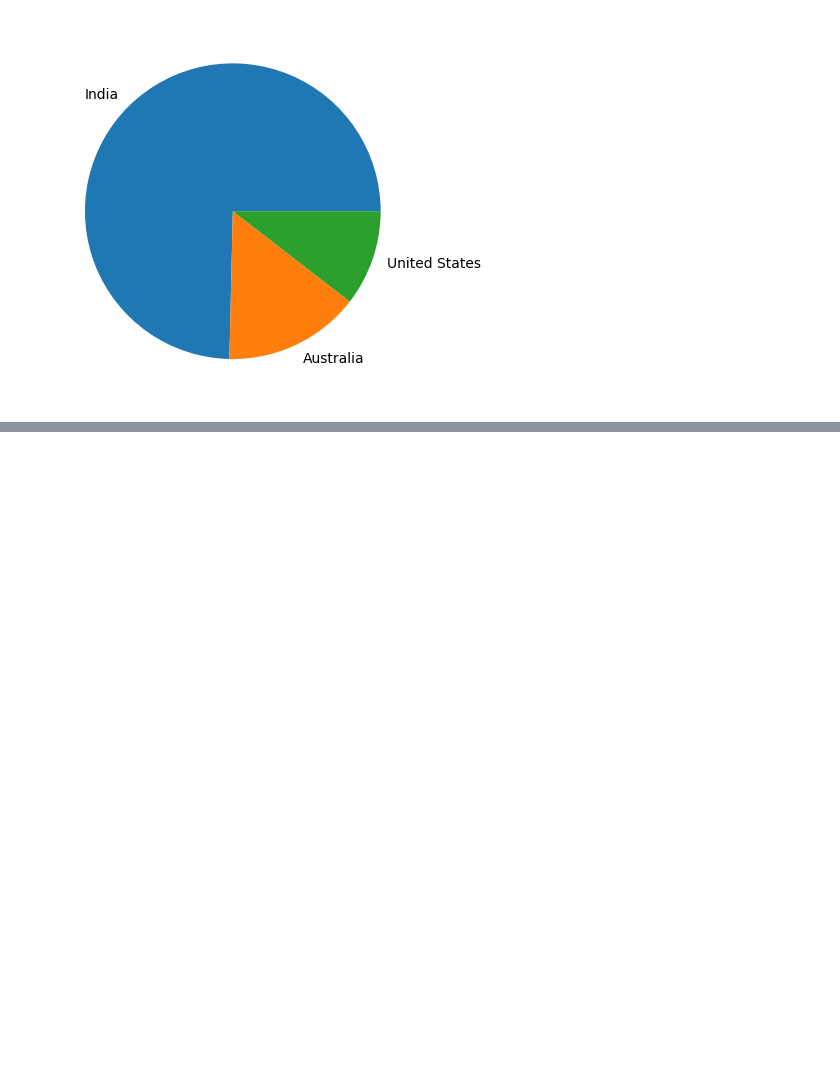
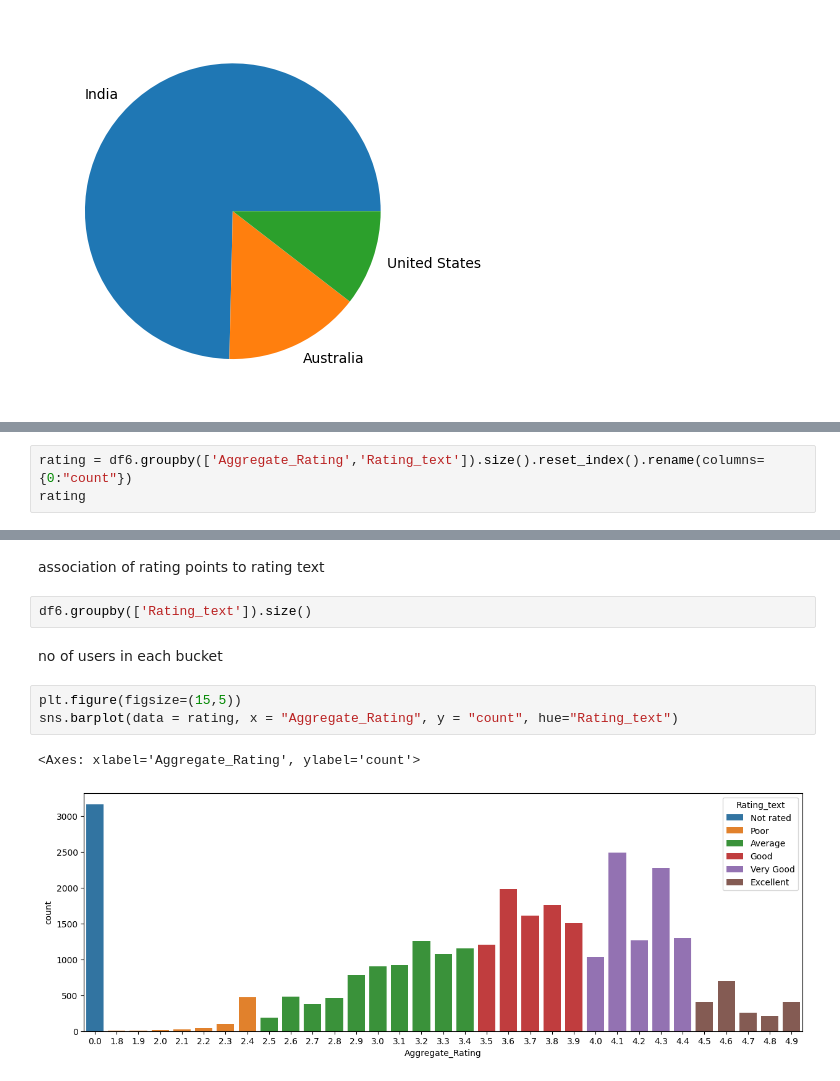
Before and after one commit to surendarmanoj/data-science, a Jupyter notebook: Exploratory_Data_Analysis_Zomato_Dataset.ipynb, the cells around one changed output, grey strips where cells are left out. Drawn from its saved outputs; the diff is of its cells as text; blank space fills up the shorter version.

```diff
--- a/Exploratory_Data_Analysis_Zomato_Dataset.ipynb
+++ b/Exploratory_Data_Analysis_Zomato_Dataset.ipynb
@@ -461,0 +472,3 @@ plt.pie(df6.Country.value_counts().values[:3],labels=df6.Country.value_counts().
+# %%
+rating = df6.groupby(['Aggregate_Rating','Rating_text']).size().reset_index().rename(columns={0:"count"})
+rating
@@ -461,0 +493,12 @@ plt.pie(df6.Country.value_counts().values[:3],labels=df6.Country.value_counts().
+# %% [markdown]
+association of rating points to rating text
+# %%
+df6.groupby(['Rating_text']).size()
+# %% [markdown]
+no of users in each bucket
+# %%
+plt.figure(figsize=(15,5))
+sns.barplot(data = rating, x = "Aggregate_Rating", y = "count", hue="Rating_text")
+# %% [output]
+<Axes: xlabel='Aggregate_Rating', ylabel='count'>
+[figure, added]
```
Also changed, not shown: parts of 8 cells of this notebook.
